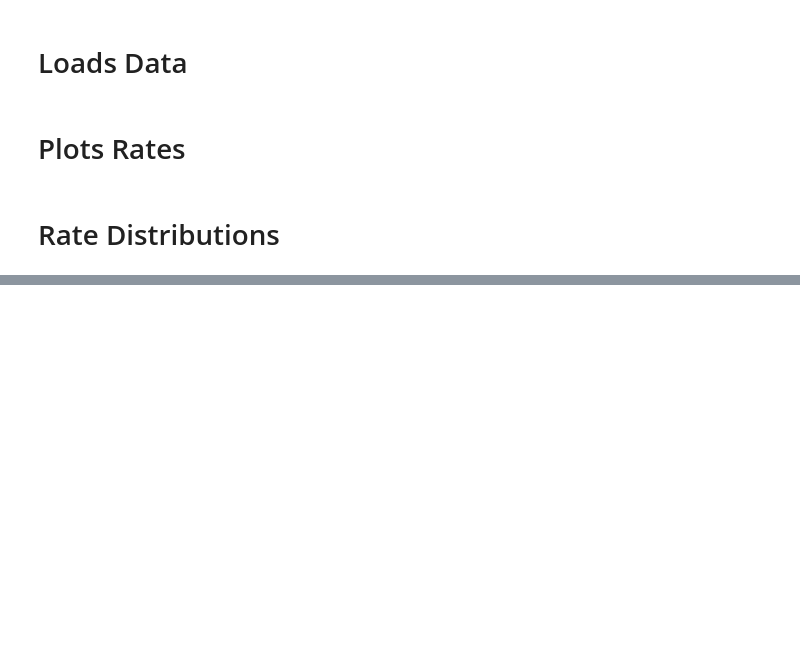
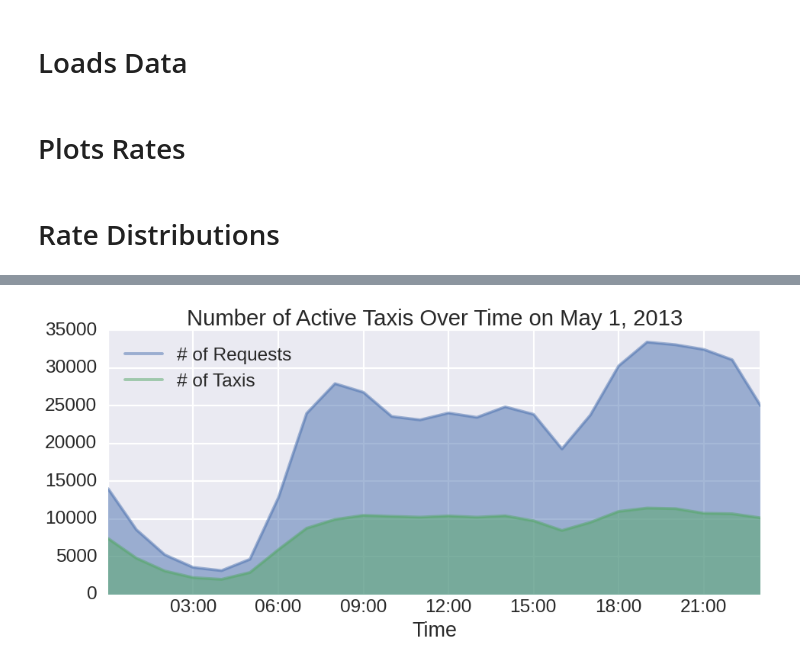
Before and after one commit to a20r/proctr, a Jupyter notebook: notebooks/check_rates.ipynb, the cells around one changed output, grey strips where cells are left out. Drawn from its saved outputs; the diff is of its cells as text; code cells hidden in the pictures; blank space fills up the shorter version.

```diff
--- a/notebooks/check_rates.ipynb
+++ b/notebooks/check_rates.ipynb
@@ -55,0 +57,38 @@ plt.tight_layout()
+# %%
+df = pd.read_csv(
+    "../mod/data/trip_data_5.csv",
+    nrows=500000,
+    parse_dates=[5, 6],
+    infer_datetime_format=True,
+    index_col=[5])
+# %%
+subdf = df["2013-05-01 00:00:01":"2013-05-02 00:00:00"]
+# %%
+dt = pd.Timedelta("60Min")
+ts = list()
+freqs = np.zeros((24,))
+taxis = np.zeros((24,))
+t = pd.Timestamp("2013-05-01 00:00:00")
+for i in xrange(24):
+    ts.append(t)
+    freqs[i] = subdf[t:t + dt]["medallion"].shape[0]
+    taxis[i] = len(set(subdf[t:t + dt]["medallion"]))
+    t += dt
+data = np.zeros((24, 2))
+data[:, 0] = freqs
+data[:, 1] = taxis
+data_df = pd.DataFrame(index=ts, data=data, columns=["requests", "taxis"])
+data_df.to_csv("sandbox/taxis.csv")
+# %%
+fig, ax = plt.subplots(1, 1, figsize=(10, 5))
+ax = data_df.plot.area(stacked=False, ax=ax)
+ax.set_xlabel("Time")
+#ax.set_ylabel("Number of Active Taxis")
+ax.set_title("Number of Active Taxis Over Time on May 1, 2013")
+xticks = ax.xaxis.get_major_ticks()[0].label1.set_visible(False)
+handles, _ = ax.get_legend_handles_labels()
+lgd = ax.legend(handles, ["# of Requests", "# of Taxis"],
+               loc="upper left")
+plt.tight_layout()
+# %% [output]
+[figure, added]
```
Also changed, not shown: parts of 2 cells of this notebook, 18 other files.
